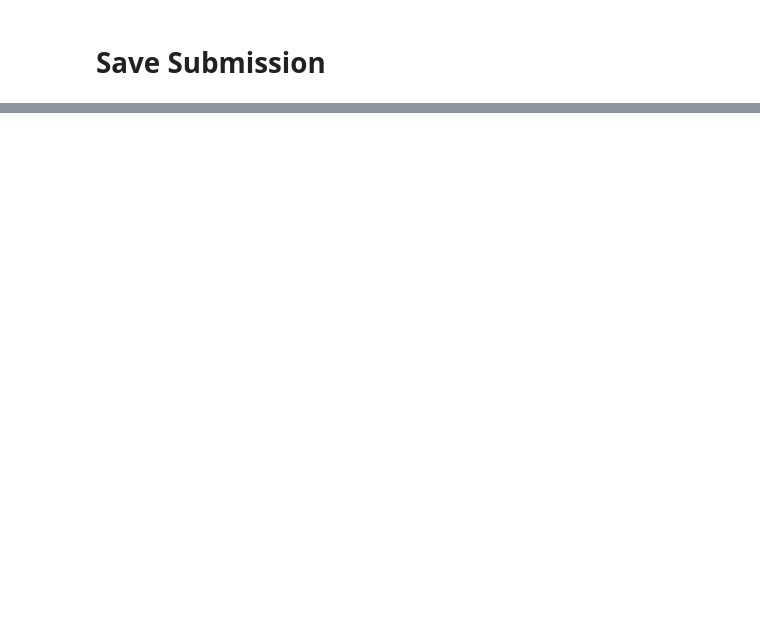
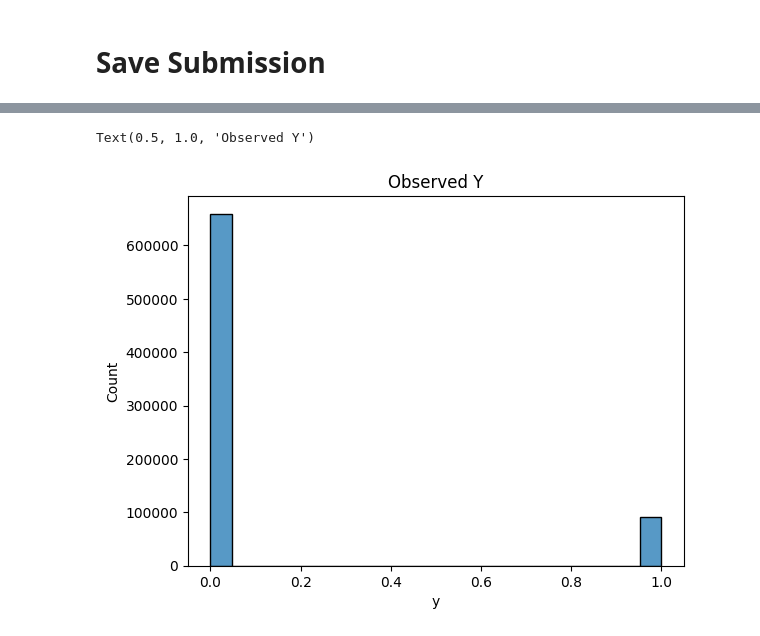
Before and after one commit to dalloliogm/cytetype_eval, a Jupyter notebook: bank-autogluon.ipynb, the cells around one changed output, grey strips where cells are left out. Drawn from its saved outputs; the diff is of its cells as text; code cells hidden in the pictures; blank space fills up the shorter version.

```diff
--- a/bank-autogluon.ipynb
+++ b/bank-autogluon.ipynb
@@ -219,0 +211,5 @@ submission.to_csv('submission.csv', index=False)
+# %%
+sns.histplot(train.y).set_title("Observed Y")
+# %% [output]
+Text(0.5, 1.0, 'Observed Y')
+[figure, added]
```
Also changed, not shown: parts of 7 cells of this notebook.
